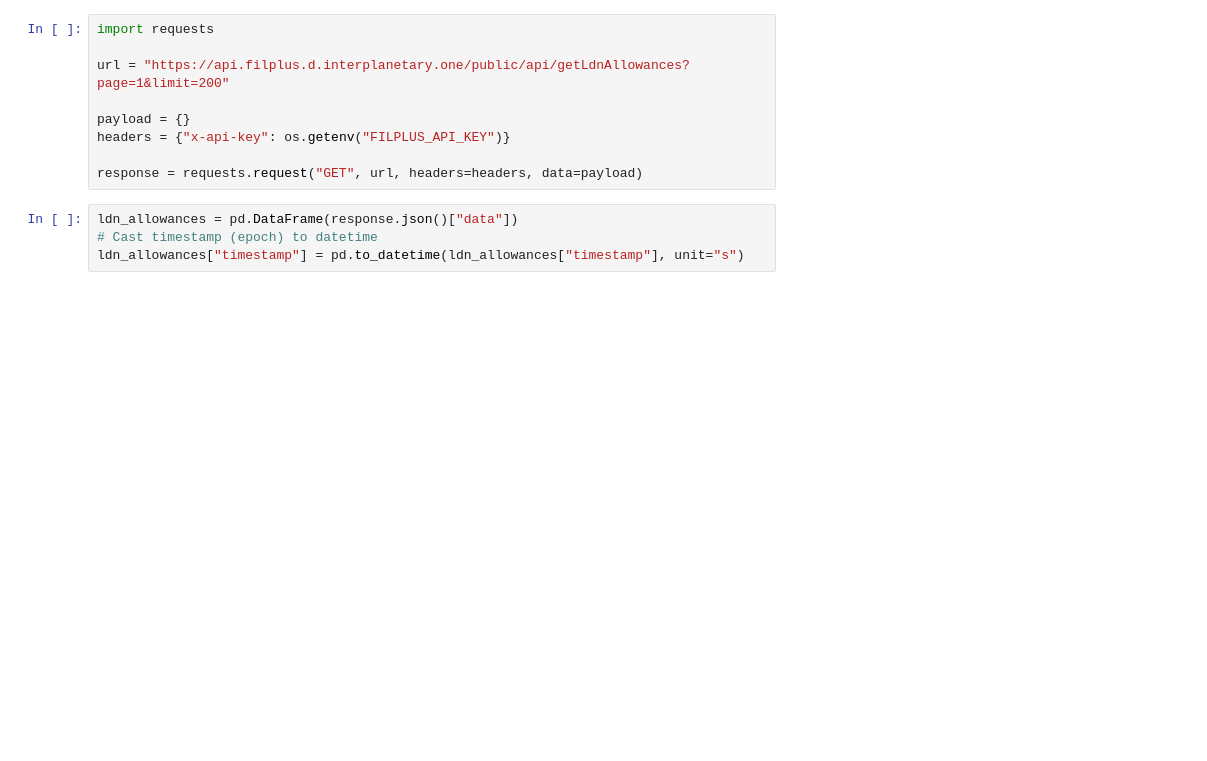
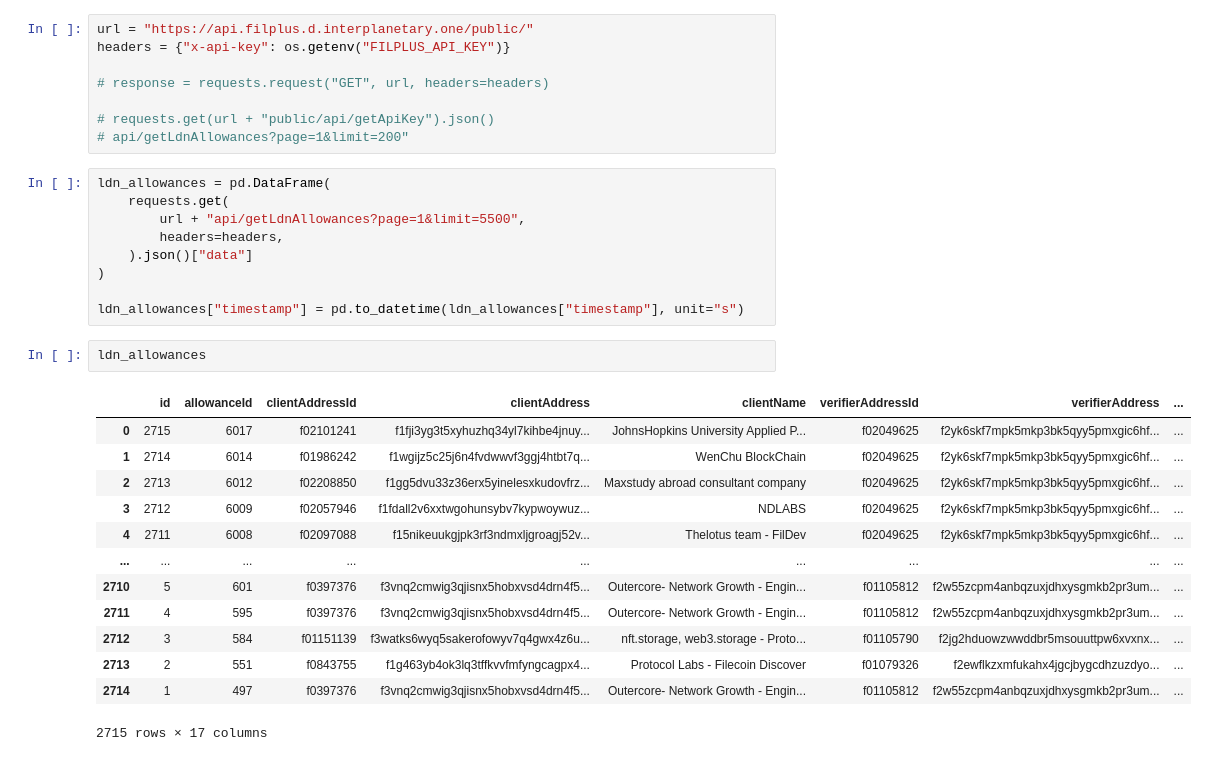
Before and after one commit to davidgasquez/filecoin-data-portal, a Jupyter notebook: analysis/2023-06-13 Filecoin Plus.ipynb, the cells around one changed output. Saved outputs shown, nothing was run; the diff lists cells and outputs as text; blank space fills up the shorter version.

```diff
--- a/analysis/2023-06-13 Filecoin Plus.ipynb
+++ b/analysis/2023-06-13 Filecoin Plus.ipynb
@@ -121,16 +242,36 @@ requests.get(url + "public/api/getApiKey").json()
 # %%
-import requests
-
-url = "https://api.filplus.d.interplanetary.one/public/api/getLdnAllowances?page=1&limit=200"
-
-payload = {}
+url = "https://api.filplus.d.interplanetary.one/public/"
 headers = {"x-api-key": os.getenv("FILPLUS_API_KEY")}
 
-response = requests.request("GET", url, headers=headers, data=payload)
+# response = requests.request("GET", url, headers=headers)
+
+# requests.get(url + "public/api/getApiKey").json()
+# api/getLdnAllowances?page=1&limit=200"
 # %%
-ldn_allowances = pd.DataFrame(response.json()["data"])
-# Cast timestamp (epoch) to datetime
+ldn_allowances = pd.DataFrame(
+    requests.get(
+        url + "api/getLdnAllowances?page=1&limit=5500",
+        headers=headers,
+    ).json()["data"]
+)
+
 ldn_allowances["timestamp"] = pd.to_datetime(ldn_allowances["timestamp"], unit="s")
+# %%
+ldn_allowances
+# %% [output]
+|  | id | allowanceId | clientAddressId | clientAddress | clientName | verifierAddressId | verifierAddress | ... |
+| 0 | 2715 | 6017 | f02101241 | f1fji3yg3t5xyhuzhq34yl7kihbe4jnuy... | JohnsHopkins University Applied P... | f02049625 | f2yk6skf7mpk5mkp3bk5qyy5pmxgic6hf... | ... |
+| 1 | 2714 | 6014 | f01986242 | f1wgijz5c25j6n4fvdwwvf3ggj4htbt7q... | WenChu BlockChain | f02049625 | f2yk6skf7mpk5mkp3bk5qyy5pmxgic6hf... | ... |
+| 2 | 2713 | 6012 | f02208850 | f1gg5dvu33z36erx5yinelesxkudovfrz... | Maxstudy abroad consultant company | f02049625 | f2yk6skf7mpk5mkp3bk5qyy5pmxgic6hf... | ... |
+| 3 | 2712 | 6009 | f02057946 | f1fdall2v6xxtwgohunsybv7kypwoywuz... | NDLABS | f02049625 | f2yk6skf7mpk5mkp3bk5qyy5pmxgic6hf... | ... |
+| 4 | 2711 | 6008 | f02097088 | f15nikeuukgjpk3rf3ndmxljgroagj52v... | Thelotus team - FilDev | f02049625 | f2yk6skf7mpk5mkp3bk5qyy5pmxgic6hf... | ... |
+| ... | ... | ... | ... | ... | ... | ... | ... | ... |
+| 2710 | 5 | 601 | f0397376 | f3vnq2cmwig3qjisnx5hobxvsd4drn4f5... | Outercore- Network Growth - Engin... | f01105812 | f2w55zcpm4anbqzuxjdhxysgmkb2pr3um... | ... |
+| 2711 | 4 | 595 | f0397376 | f3vnq2cmwig3qjisnx5hobxvsd4drn4f5... | Outercore- Network Growth - Engin... | f01105812 | f2w55zcpm4anbqzuxjdhxysgmkb2pr3um... | ... |
+| 2712 | 3 | 584 | f01151139 | f3watks6wyq5sakerofowyv7q4gwx4z6u... | nft.storage, web3.storage - Proto... | f01105790 | f2jg2hduowzwwddbr5msouuttpw6xvxnx... | ... |
+| 2713 | 2 | 551 | f0843755 | f1g463yb4ok3lq3tffkvvfmfyngcagpx4... | Protocol Labs - Filecoin Discover | f01079326 | f2ewflkzxmfukahx4jgcjbygcdhzuzdyo... | ... |
+| 2714 | 1 | 497 | f0397376 | f3vnq2cmwig3qjisnx5hobxvsd4drn4f5... | Outercore- Network Growth - Engin... | f01105812 | f2w55zcpm4anbqzuxjdhxysgmkb2pr3um... | ... |
+2715 rows × 17 columns
 # %%
 # count allowance by day
 ldn_allowances["day"] = ldn_allowances["timestamp"].dt.date
```
Also changed, not shown: parts of 39 cells of this notebook, 2 other files.
